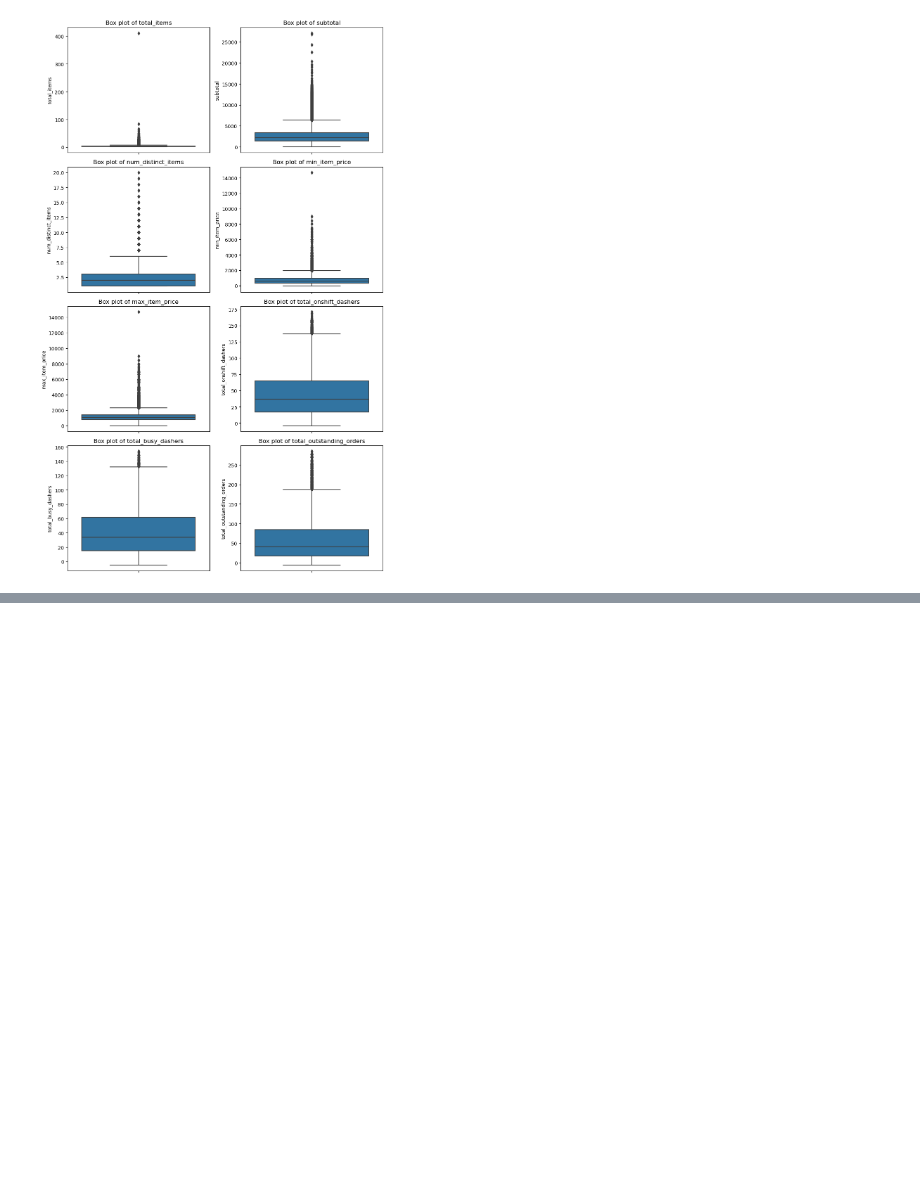
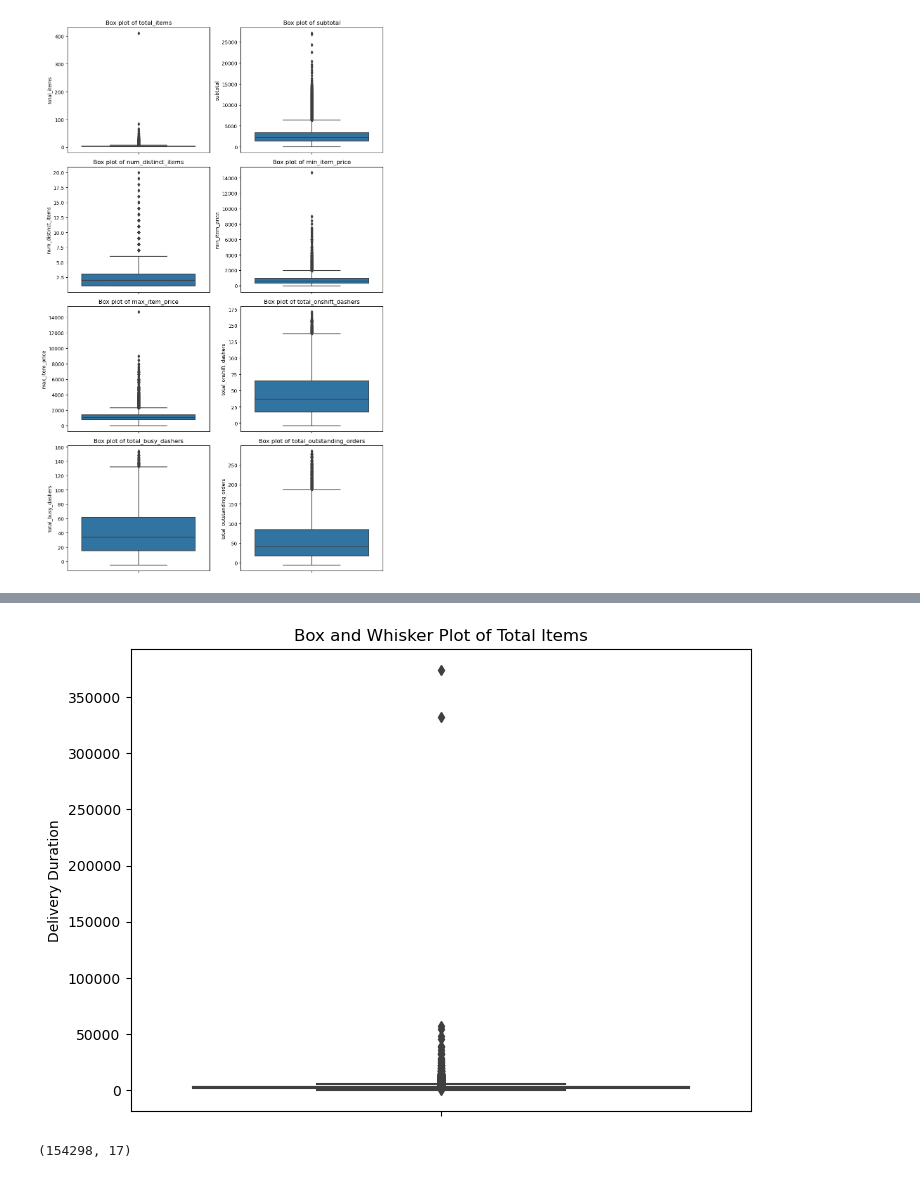
Before and after one commit to k-niranjani/doordash-eta, a Jupyter notebook: Doordash ETA.ipynb, the cells around one changed output, grey strips where cells are left out. Cells and saved outputs as stored; diff of their text form; code cells hidden in the pictures; blank space fills up the shorter version.

```diff
--- a/Doordash ETA.ipynb
+++ b/Doordash ETA.ipynb
@@ -492,0 +599,13 @@ plot_box_whisker_grid(df, ['total_items', 'subtotal', 'num_distinct_items', 'min
+# %%
+# Ensure the columns are in datetime format
+df_v5['created_at'] = pd.to_datetime(df_v5['created_at'])
+df_v5['actual_delivery_time'] = pd.to_datetime(df_v5['actual_delivery_time'])
+
+# Calculate the time difference in seconds
+df_v5['delivery_duration_seconds'] = (df_v5['actual_delivery_time'] - df_v5['created_at']).dt.total_seconds()
+
+# Save the transformed DataFrame as a new version
+df_v6 = df_v5.copy()
+
+# Display the first few rows to verify
+df_v6.head()
@@ -492,0 +619,14 @@ plot_box_whisker_grid(df, ['total_items', 'subtotal', 'num_distinct_items', 'min
+# %%
+plt.figure(figsize=(8, 6))
+sns.boxplot(y=df_v6['delivery_duration_seconds'])
+plt.title('Box and Whisker Plot of Total Items')
+plt.ylabel('Delivery Duration')
+
+# Display the plot
+plt.show()
+# %% [output]
+[figure, added]
+# %%
+df_v6.shape
+# %% [output]
+(154298, 17)
```
Also changed, not shown: parts of 15 cells of this notebook, 1 other file.
